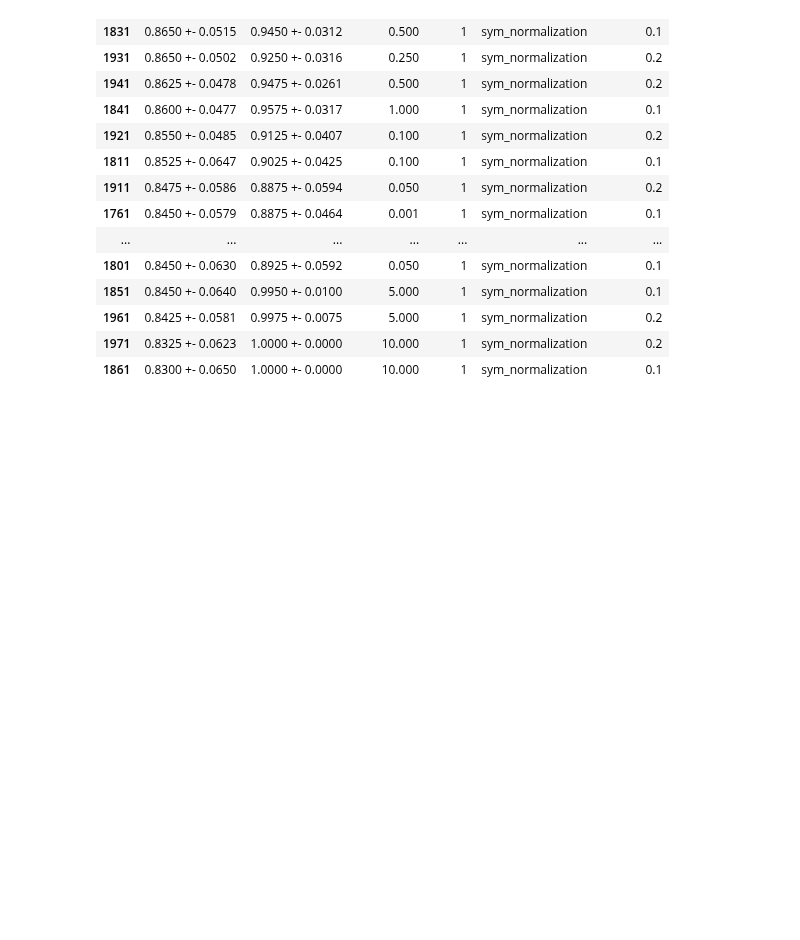
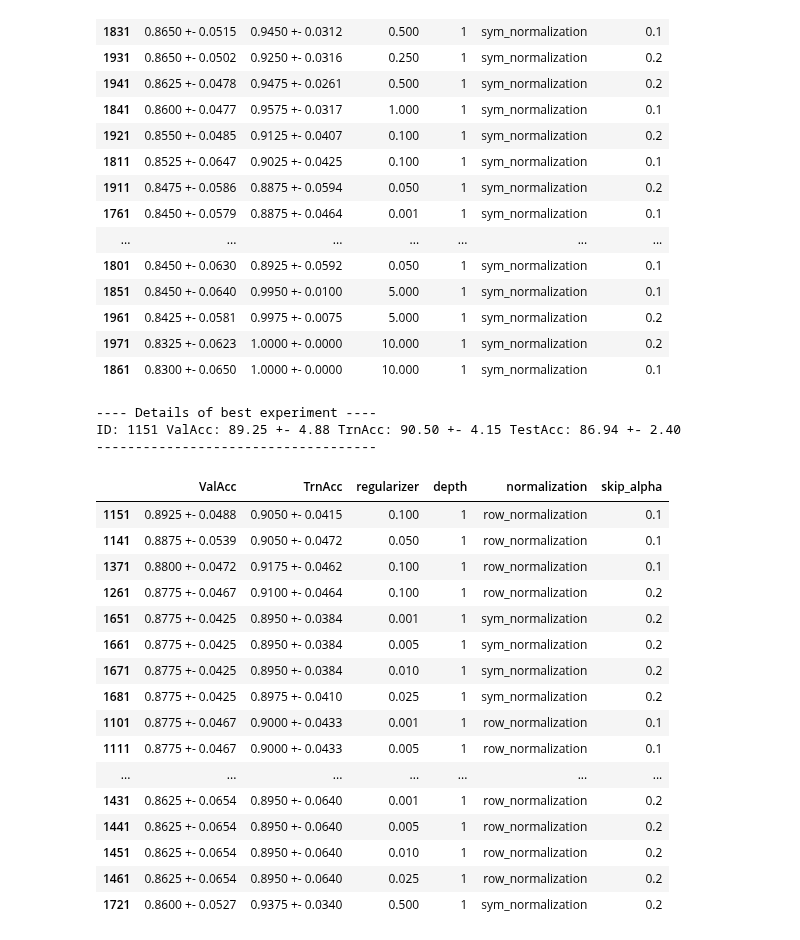
Before and after one commit to saper0/qpcert, a Jupyter notebook: notebooks/hyperparams/sbm.ipynb, the cells around one changed output. Drawn from its saved outputs; the diff is of its cells as text; code cells hidden in the pictures; blank space fills up the shorter version.

```diff
--- a/notebooks/hyperparams/sbm.ipynb
+++ b/notebooks/hyperparams/sbm.ipynb
@@ -556,3 +621,35 @@ ID: 1951 ValAcc: 86.75 +- 4.88 TrnAcc: 96.75 +- 2.51 TestAcc: 86.63 +- 4.09
 | 1961 | 0.8425 +- 0.0581 | 0.9975 +- 0.0075 | 5.000 | 1 | sym_normalization | 0.2 |
 | 1971 | 0.8325 +- 0.0623 | 1.0000 +- 0.0000 | 10.000 | 1 | sym_normalization | 0.2 |
 | 1861 | 0.8300 +- 0.0650 | 1.0000 +- 0.0000 | 10.000 | 1 | sym_normalization | 0.1 |
+# %%
+start_id = 1101
+end_id = 1980
+n_seeds = 10
+hyperparams = ["regularizer","depth","normalization","skip_alpha"]
+pred_method = "svm"
+dataset = "csbm"
+collection= "m_sbm_hyper_gcn"
+df = utils.get_best_hyperparams(start_id, end_id, n_seeds, hyperparams,
+                           pred_method, dataset, collection, use_seeds=n_seeds)
+df.head(50)
+# %% [output]
+---- Details of best experiment ----
+ID: 1151 ValAcc: 89.25 +- 4.88 TrnAcc: 90.50 +- 4.15 TestAcc: 86.94 +- 2.40
+------------------------------------
+|  | ValAcc | TrnAcc | regularizer | depth | normalization | skip_alpha |
+| 1151 | 0.8925 +- 0.0488 | 0.9050 +- 0.0415 | 0.100 | 1 | row_normalization | 0.1 |
+| 1141 | 0.8875 +- 0.0539 | 0.9050 +- 0.0472 | 0.050 | 1 | row_normalization | 0.1 |
+| 1371 | 0.8800 +- 0.0472 | 0.9175 +- 0.0462 | 0.100 | 1 | row_normalization | 0.1 |
+| 1261 | 0.8775 +- 0.0467 | 0.9100 +- 0.0464 | 0.100 | 1 | row_normalization | 0.2 |
+| 1651 | 0.8775 +- 0.0425 | 0.8950 +- 0.0384 | 0.001 | 1 | sym_normalization | 0.2 |
+| 1661 | 0.8775 +- 0.0425 | 0.8950 +- 0.0384 | 0.005 | 1 | sym_normalization | 0.2 |
+| 1671 | 0.8775 +- 0.0425 | 0.8950 +- 0.0384 | 0.010 | 1 | sym_normalization | 0.2 |
+| 1681 | 0.8775 +- 0.0425 | 0.8975 +- 0.0410 | 0.025 | 1 | sym_normalization | 0.2 |
+| 1101 | 0.8775 +- 0.0467 | 0.9000 +- 0.0433 | 0.001 | 1 | row_normalization | 0.1 |
+| 1111 | 0.8775 +- 0.0467 | 0.9000 +- 0.0433 | 0.005 | 1 | row_normalization | 0.1 |
+| ... | ... | ... | ... | ... | ... | ... |
+| 1431 | 0.8625 +- 0.0654 | 0.8950 +- 0.0640 | 0.001 | 1 | row_normalization | 0.2 |
+| 1441 | 0.8625 +- 0.0654 | 0.8950 +- 0.0640 | 0.005 | 1 | row_normalization | 0.2 |
+| 1451 | 0.8625 +- 0.0654 | 0.8950 +- 0.0640 | 0.010 | 1 | row_normalization | 0.2 |
+| 1461 | 0.8625 +- 0.0654 | 0.8950 +- 0.0640 | 0.025 | 1 | row_normalization | 0.2 |
+| 1721 | 0.8600 +- 0.0527 | 0.9375 +- 0.0340 | 0.500 | 1 | sym_normalization | 0.2 |
```
Also changed, not shown: parts of 29 cells of this notebook, 4 other files.
